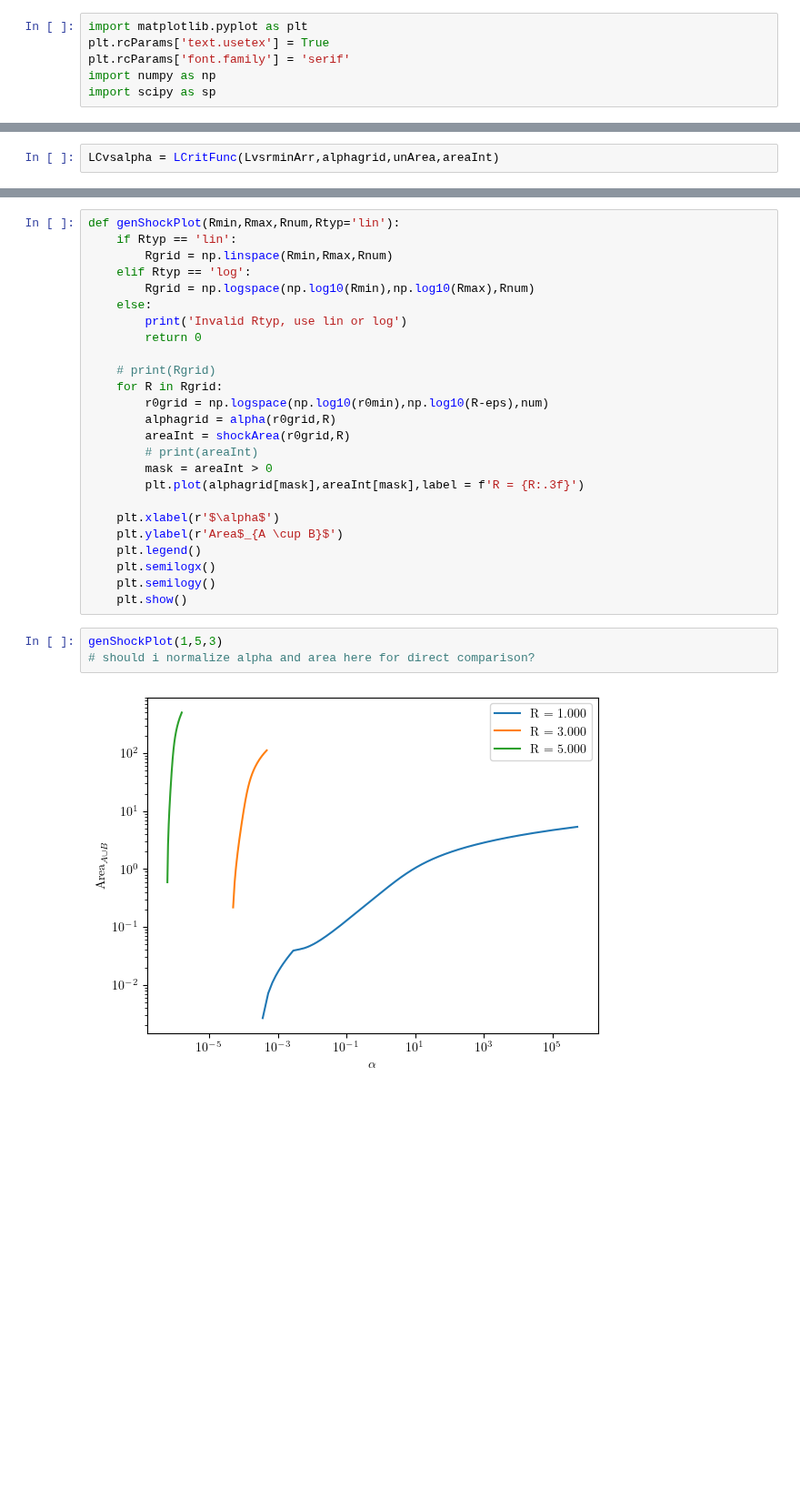
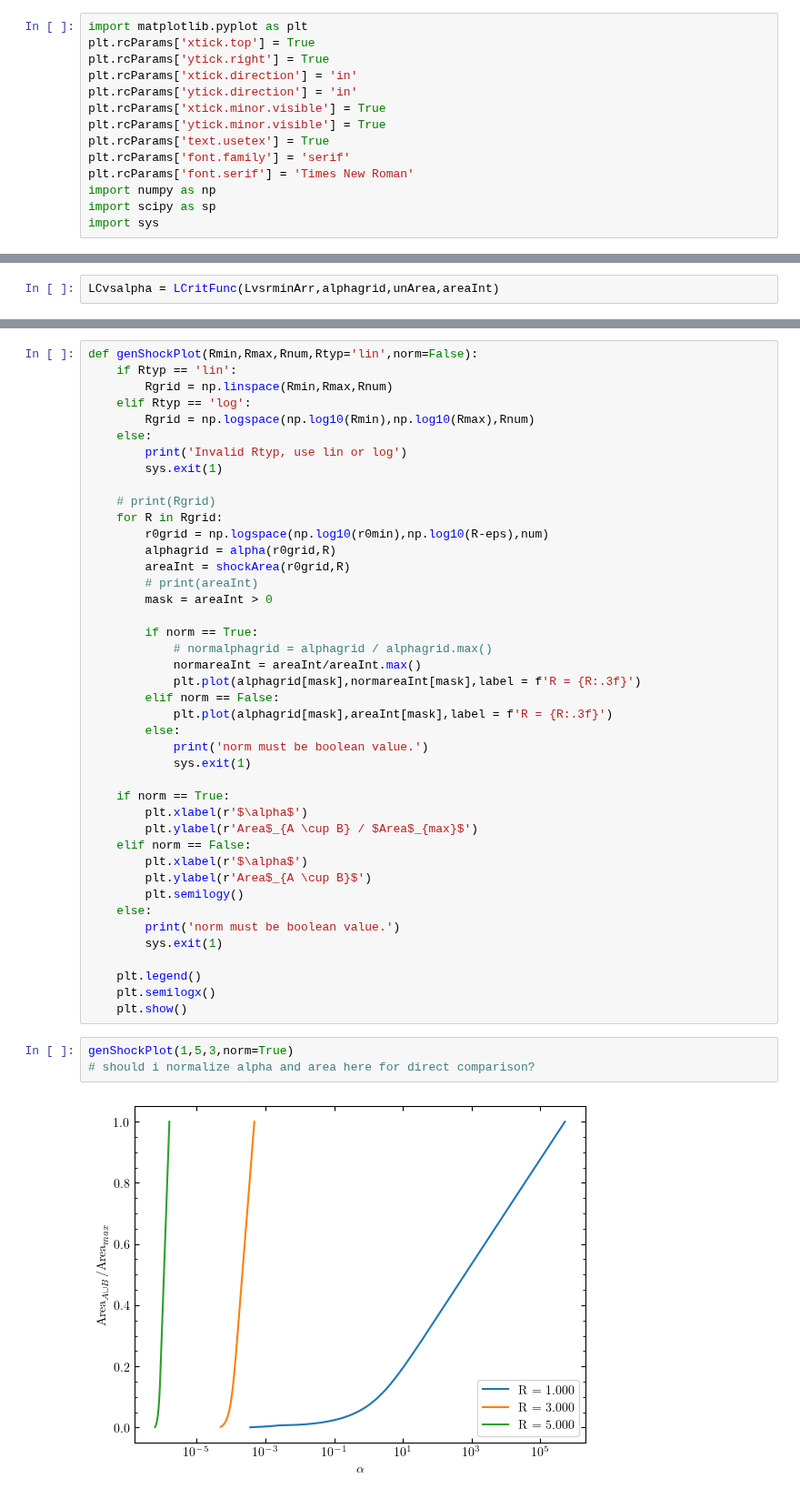
Before and after one commit to Bkorotko03/HoloProj, a Jupyter notebook: NCShock260226.ipynb, the cells around one changed output, grey strips where cells are left out. Shown at 91% size. Drawn from its saved outputs; the diff is of its cells as text; blank space fills up the shorter version.

```diff
--- a/NCShock260226.ipynb
+++ b/NCShock260226.ipynb
@@ -4,10 +4,18 @@
 # note that i use (r,t,x) coords which break convention from Willy's paper (1307.2932), should not be a significant issue due to unit selection and that u \propto r
 # %%
 import matplotlib.pyplot as plt
+plt.rcParams['xtick.top'] = True
+plt.rcParams['ytick.right'] = True
+plt.rcParams['xtick.direction'] = 'in'
+plt.rcParams['ytick.direction'] = 'in'
+plt.rcParams['xtick.minor.visible'] = True
+plt.rcParams['ytick.minor.visible'] = True
 plt.rcParams['text.usetex'] = True
 plt.rcParams['font.family'] = 'serif'
+plt.rcParams['font.serif'] = 'Times New Roman'
 import numpy as np
 import scipy as sp
+import sys
 # %%
 # like before, lets set some precision and a UV cutoff...
 rmax = 100
@@ -369,12 +392,12 @@ genAlphaPlot(1,5,3)
 # %%
-def genShockPlot(Rmin,Rmax,Rnum,Rtyp='lin'):
+def genShockPlot(Rmin,Rmax,Rnum,Rtyp='lin',norm=False):
     if Rtyp == 'lin':
         Rgrid = np.linspace(Rmin,Rmax,Rnum)
     elif Rtyp == 'log':
         Rgrid = np.logspace(np.log10(Rmin),np.log10(Rmax),Rnum)
     else:
         print('Invalid Rtyp, use lin or log')
-        return 0
+        sys.exit(1)
 
     # print(Rgrid)
     for R in Rgrid:
@@ -383,19 +406,36 @@ def genShockPlot(Rmin,Rmax,Rnum,Rtyp='lin'):
         areaInt = shockArea(r0grid,R)
         # print(areaInt)
         mask = areaInt > 0
-        plt.plot(alphagrid[mask],areaInt[mask],label = f'R = {R:.3f}')
 
-    plt.xlabel(r'$\alpha$')
-    plt.ylabel(r'Area$_{A \cup B}$')
+        if norm == True:
+            # normalphagrid = alphagrid / alphagrid.max()
+            normareaInt = areaInt/areaInt.max()
+            plt.plot(alphagrid[mask],normareaInt[mask],label = f'R = {R:.3f}')
+        elif norm == False:
+            plt.plot(alphagrid[mask],areaInt[mask],label = f'R = {R:.3f}')
+        else:
+            print('norm must be boolean value.')
+            sys.exit(1)
+
+    if norm == True:
+        plt.xlabel(r'$\alpha$')
+        plt.ylabel(r'Area$_{A \cup B} / $Area$_{max}$')
+    elif norm == False:
+        plt.xlabel(r'$\alpha$')
+        plt.ylabel(r'Area$_{A \cup B}$')
+        plt.semilogy()
+    else:
+        print('norm must be boolean value.')
+        sys.exit(1)
+
     plt.legend()
     plt.semilogx()
-    plt.semilogy()
     plt.show()
 # %%
-genShockPlot(1,5,3)
+genShockPlot(1,5,3,norm=True)
 # should i normalize alpha and area here for direct comparison?
 # %% [output]
-[figure, old version]
+[figure, new version]
 # %%
 def genLvsrminPlot(Rmin,Rmax,Rnum,a=0.1,Rtyp='lin',rminmax=rmax):
     if Rtyp == 'lin':
```
Also changed, not shown: parts of 23 cells of this notebook, 2 other files.
